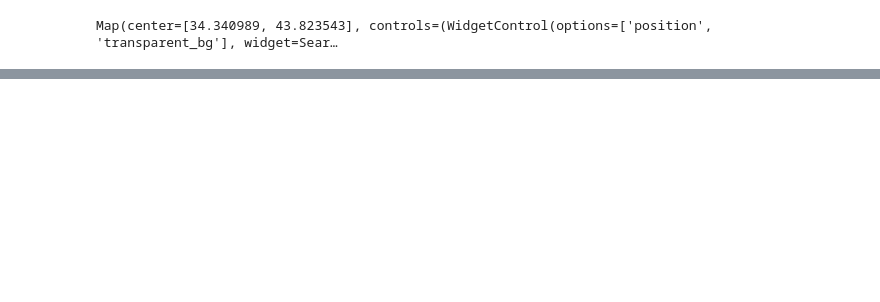
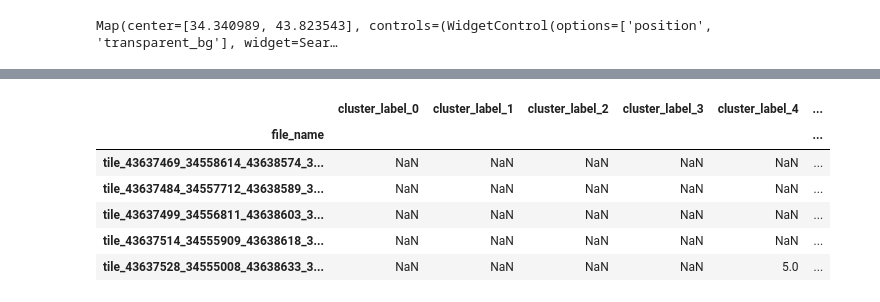
Before and after one commit to JamesChamberlainw/heritage-monitoring-kit, a Jupyter notebook: generate_map.ipynb, the cells around one changed output, grey strips where cells are left out. Drawn from its saved outputs; the diff is of its cells as text; code cells hidden in the pictures; blank space fills up the shorter version.

```diff
--- a/generate_map.ipynb
+++ b/generate_map.ipynb
@@ -149,7 +124,7 @@ def clip(chunks, aoi):
 
     # clip to aoi
     if chunks.empty or aoi.empty:
-        return gpd.GeoDataFrame(columns=chunks.columns.tolist() + ['direction'], crs=chunks.crs)
+        return gpd.GeoDataFrame(columns=chunks.columns.tolist(), crs=chunks.crs)
     clipped = gpd.clip(chunks, aoi)
     clipped = clipped[clipped.geometry.notnull()]  # Remove any null geometries
 
@@ -164,0 +928,68 @@ m.add_gdf(subregions, layer_name="Subregions", style={"color": "blue", "fillColo
+# %%
+def convert_df_to_geodf(df, geo_col='.geo', crs="EPSG:32638"):
+    """
+    Converts a DataFrame with a '.geo' column (GeoJSON strings) to a GeoDataFrame.
+    """
+    df = df.copy()
+
+    # Only parse if the entry is a string
+    def safe_parse(x):
+        if isinstance(x, str):
+            try:
+                return shape(json.loads(x))
+            except Exception as e:
+                print(f"[WARNING] Bad geometry skipped: {x[:30]}... ({e})")
+        return None
+
+    df['geometry'] = df[geo_col].apply(safe_parse)
+    df = df[df['geometry'].notnull()]  # drop invalid rows
+
+    return gpd.GeoDataFrame(df, geometry='geometry', crs=crs)
+
+def check_intersection(poly, point):
+    """
+    Checks if a point intersects with a polygon.
+
+    Args:
+        poly (shapely.geometry.Polygon): The polygon to check against.
+        point (shapely.geometry.Point): The point to check.
+
+    Returns:
+        bool: True if the point intersects with the polygon, False otherwise.
+    """
+    return poly.intersects(point)
+
+def build_row_labels(df, labels, utm_epsg=32638):
+    """
+    Builds a DataFrame with labelled polygons based on the points in the GeoDataFrame.
+
+    Args:
+        df (GeoDataFrame): The GeoDataFrame containing the points.
+        labels (GeoDataFrame): The GeoDataFrame containing the polygons and their labels.
+
+    Returns:
+        pd.DataFrame: A DataFrame with the labels for each point.
+    """
+
+
+    df_gdf = convert_df_to_geodf(df, geo_col='.geo', crs=f"EPSG:{utm_epsg}")
+    labels_gdf = labels.copy()
+
+    # check for intersections and assign labels
+    df_gdf['label'] = None
+    for _, label_row in labels_gdf.iterrows():
+        print(f"progress: {_}/{len(labels_gdf)} labels processed.")
+        poly = label_row.geometry
+        label = label_row['label']
+
+        # Check each point in the DataFrame
+        for idx, point in df_gdf.iterrows():
+            if check_intersection(poly, point.geometry):
+                df_gdf.at[idx, 'class'] = label
+                # next as cannot intersect multiple polygons
+                break
+
+    return df_gdf
+
+build_row_labels(matrix, labels).head()
+# %% [output]
@@ -164,0 +1013,7 @@ m.add_gdf(subregions, layer_name="Subregions", style={"color": "blue", "fillColo
+|  | cluster_label_0 | cluster_label_1 | cluster_label_2 | cluster_label_3 | cluster_label_4 | ... |
+| file_name |  |  |  |  |  | ... |
+| tile_43637469_34558614_43638574_3... | NaN | NaN | NaN | NaN | NaN | ... |
+| tile_43637484_34557712_43638589_3... | NaN | NaN | NaN | NaN | NaN | ... |
+| tile_43637499_34556811_43638603_3... | NaN | NaN | NaN | NaN | NaN | ... |
+| tile_43637514_34555909_43638618_3... | NaN | NaN | NaN | NaN | NaN | ... |
+| tile_43637528_34555008_43638633_3... | NaN | NaN | NaN | NaN | 5.0 | ... |
```
Also changed, not shown: parts of 34 cells of this notebook.
